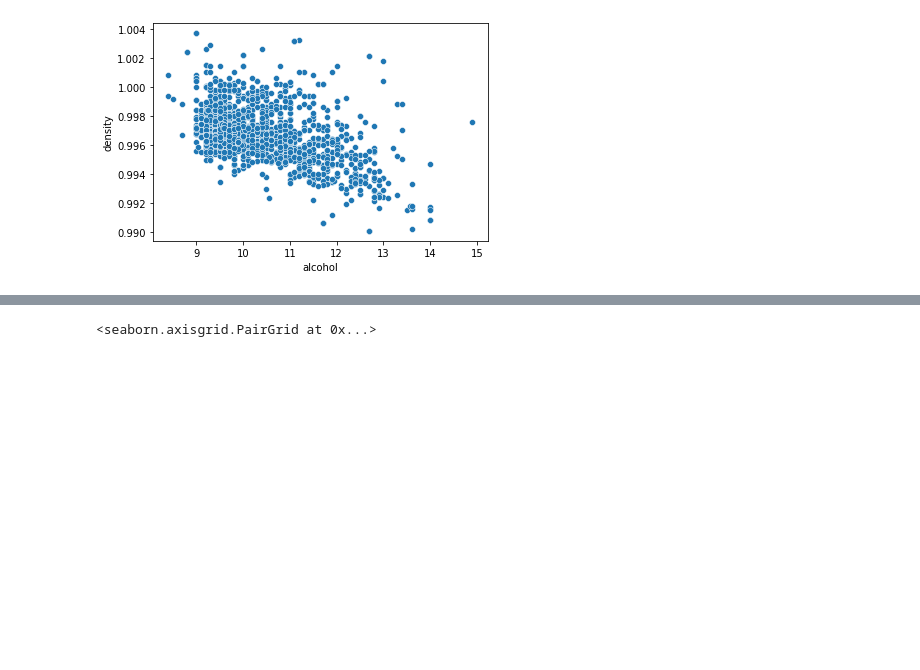
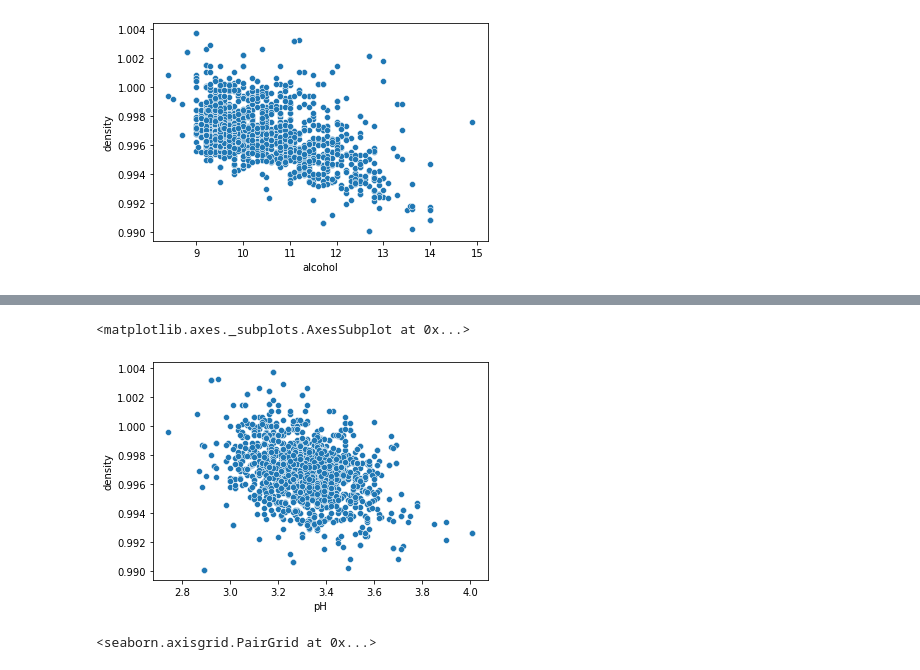
Before and after one commit to AngelicaDC/BEDUpython, a Jupyter notebook: Sesion-04/Reto-01coeficiente_de_pearson.ipynb, the cells around one changed output, grey strips where cells are left out. Saved outputs shown, nothing was run; the diff lists cells and outputs as text; code cells hidden in the pictures; blank space fills up the shorter version.

```diff
--- a/Sesion-04/Reto-01coeficiente_de_pearson.ipynb
+++ b/Sesion-04/Reto-01coeficiente_de_pearson.ipynb
@@ -168,0 +174,5 @@ sns.scatterplot(x=df_vino["alcohol"], y=df_vino["density"])
+# %%
+sns.scatterplot(df_vino['pH'], df_vino["density"])
+# %% [output]
+<matplotlib.axes._subplots.AxesSubplot at 0x...>
+[figure, added]
```
Also changed, not shown: parts of 5 cells of this notebook.
